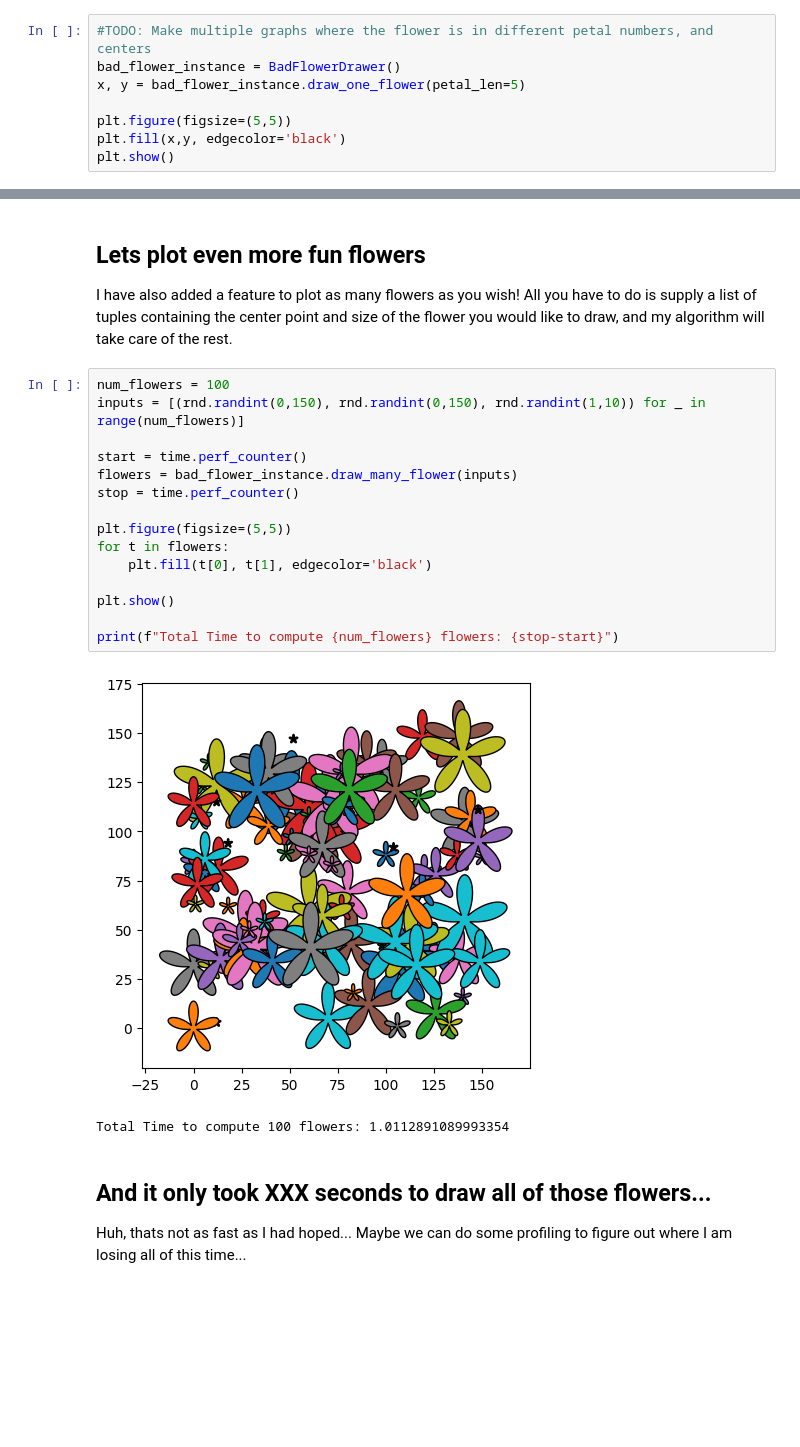
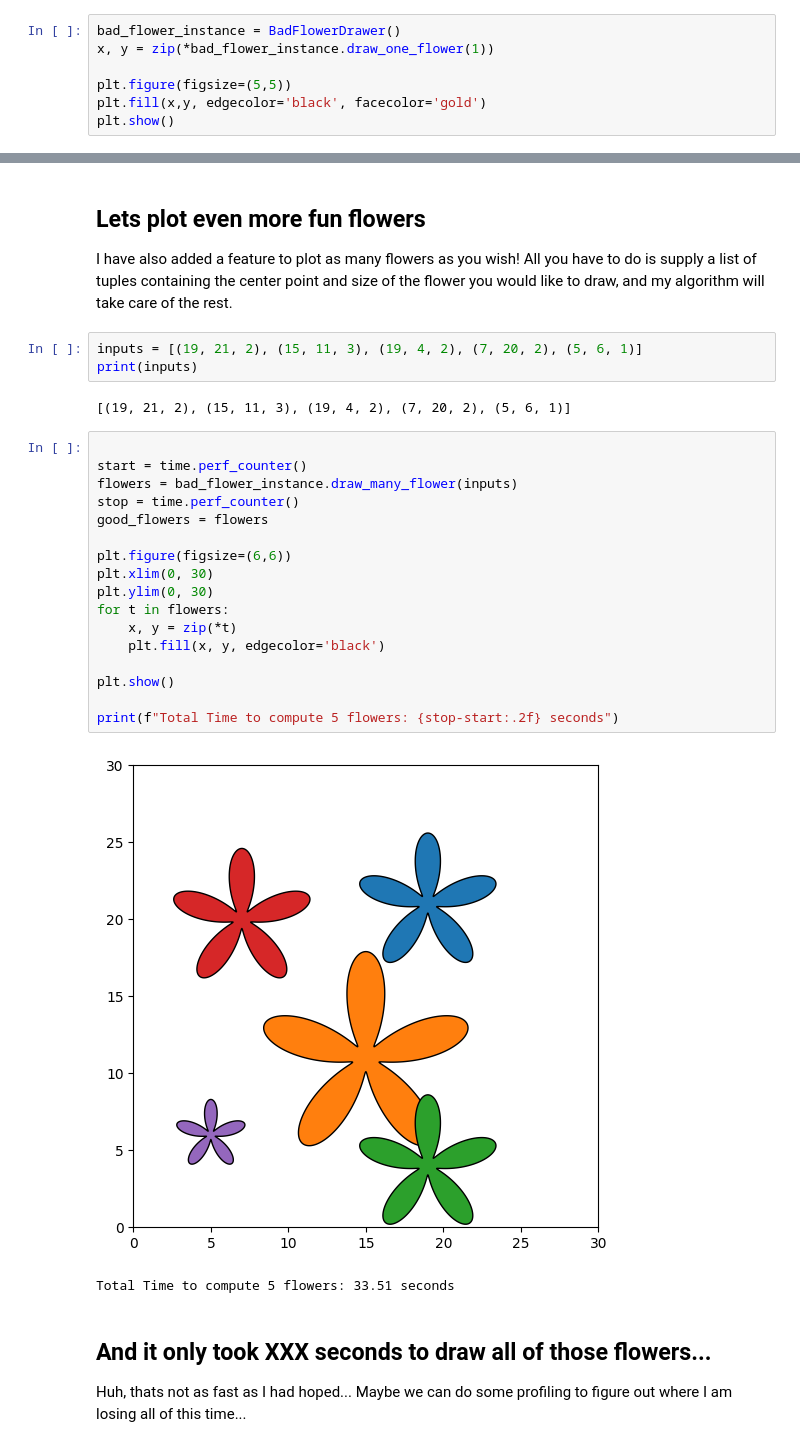
Before and after one commit to Engr315/P1_Optimization, a Jupyter notebook: Flowers/Flowers.ipynb, the cells around one changed output, grey strips where cells are left out. Drawn from its saved outputs; the diff is of its cells as text; blank space fills up the shorter version.

Commit message:
Flower Lab Complete

```diff
--- a/Flowers/Flowers.ipynb
+++ b/Flowers/Flowers.ipynb
@@ -20,11 +20,10 @@ from IPython.display import Image
 ## Lets use my super special algorithm to plot a flower
 As you can see, we can specify the number of petals, the center of the flower, and the size you would like it to be.
 # %%
-#TODO: Make multiple graphs where the flower is in different petal numbers, and centers
 bad_flower_instance = BadFlowerDrawer()
-x, y = bad_flower_instance.draw_one_flower(petal_len=5)
+x, y = zip(*bad_flower_instance.draw_one_flower(1))
 
 plt.figure(figsize=(5,5))
-plt.fill(x,y, edgecolor='black')
+plt.fill(x,y, edgecolor='black', facecolor='gold')
 plt.show()
 # %% [output]
@@ -32,24 +31,31 @@ plt.show()
 # %% [markdown]
 ## Lets plot even more fun flowers
 I have also added a feature to plot as many flowers as you wish! All you have to do is supply a list of tuples containing the center point and size of the flower you would like to draw, and my algorithm will take care of the rest.
+# %%
+inputs = [(19, 21, 2), (15, 11, 3), (19, 4, 2), (7, 20, 2), (5, 6, 1)]
+print(inputs)
+# %% [output]
+[(19, 21, 2), (15, 11, 3), (19, 4, 2), (7, 20, 2), (5, 6, 1)]
 # %%
-num_flowers = 100
-inputs = [(rnd.randint(0,150), rnd.randint(0,150), rnd.randint(1,10)) for _ in range(num_flowers)]
 
 start = time.perf_counter()
 flowers = bad_flower_instance.draw_many_flower(inputs)
 stop = time.perf_counter()
+good_flowers = flowers
 
-plt.figure(figsize=(5,5))
+plt.figure(figsize=(6,6))
+plt.xlim(0, 30)
+plt.ylim(0, 30)
 for t in flowers:
-    plt.fill(t[0], t[1], edgecolor='black')
+    x, y = zip(*t)
+    plt.fill(x, y, edgecolor='black')
 
 plt.show()
 
-print(f"Total Time to compute {num_flowers} flowers: {stop-start}")
+print(f"Total Time to compute 5 flowers: {stop-start:.2f} seconds")
 # %% [output]
-[figure, old version]
+[figure, new version]
-Total Time to compute 100 flowers: 1.0112891089993354
+Total Time to compute 5 flowers: 33.51 seconds
 # %% [markdown]
 ## And it only took XXX seconds to draw all of those flowers...
 Huh, thats not as fast as I had hoped... Maybe we can do some profiling to figure out where I am losing all of this time...
```
Also changed, not shown: parts of 11 cells of this notebook, 4 other files.
